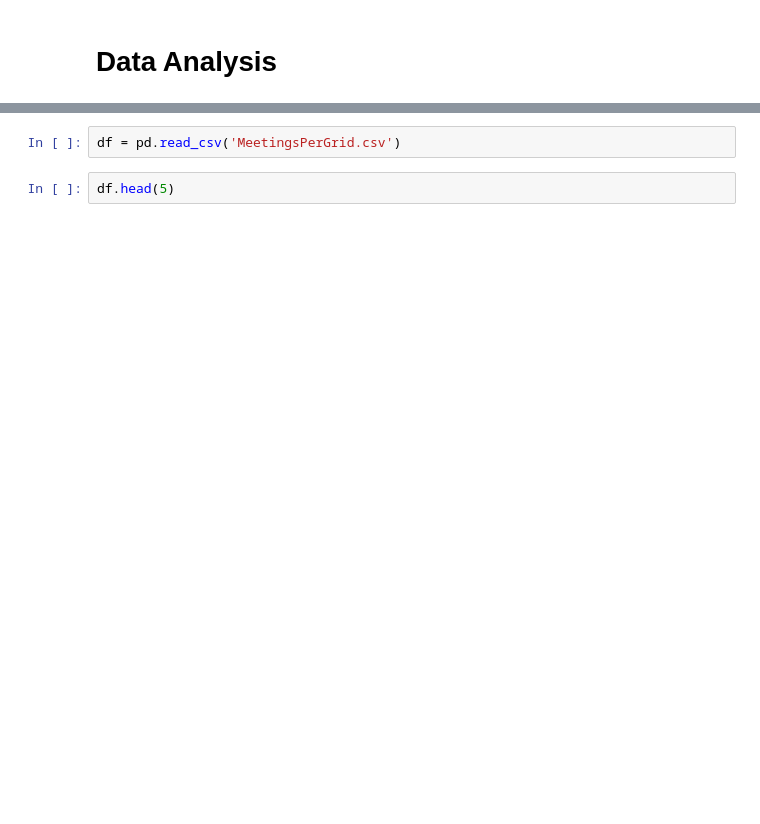
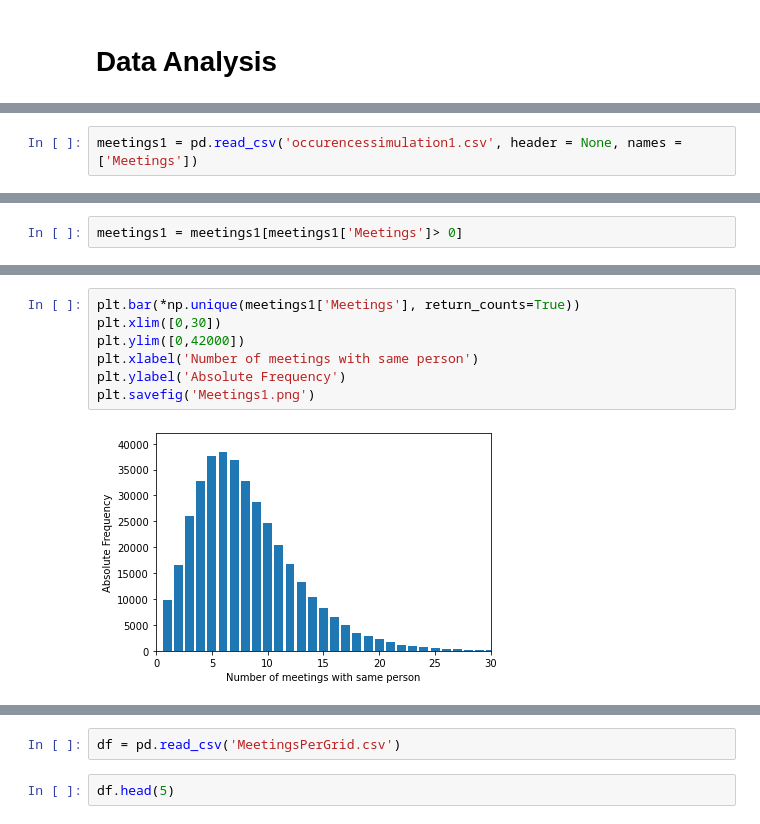
Before and after one commit to AxelTob/Simulering, a Jupyter notebook: assignment3/task2/PlotOutput.ipynb, the cells around one changed output, grey strips where cells are left out. Drawn from its saved outputs; the diff is of its cells as text; blank space fills up the shorter version.

```diff
--- a/assignment3/task2/PlotOutput.ipynb
+++ b/assignment3/task2/PlotOutput.ipynb
@@ -7,0 +25,2 @@ import seaborn as sns
+# %%
+meetings1 = pd.read_csv('occurencessimulation1.csv', header = None, names = ['Meetings'])
@@ -7,0 +31,2 @@ import seaborn as sns
+# %%
+meetings1 = meetings1[meetings1['Meetings']> 0]
@@ -7,0 +66,9 @@ import seaborn as sns
+# %%
+plt.bar(*np.unique(meetings1['Meetings'], return_counts=True))
+plt.xlim([0,30])
+plt.ylim([0,42000])
+plt.xlabel('Number of meetings with same person')
+plt.ylabel('Absolute Frequency')
+plt.savefig('Meetings1.png')
+# %% [output]
+[figure, added]
```
Also changed, not shown: parts of 43 cells of this notebook.
